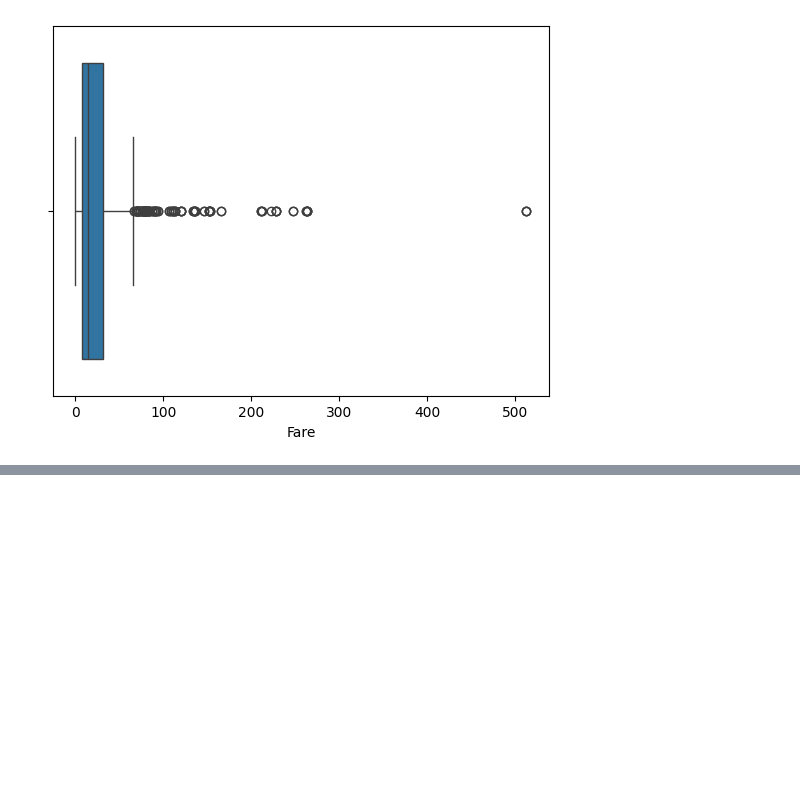
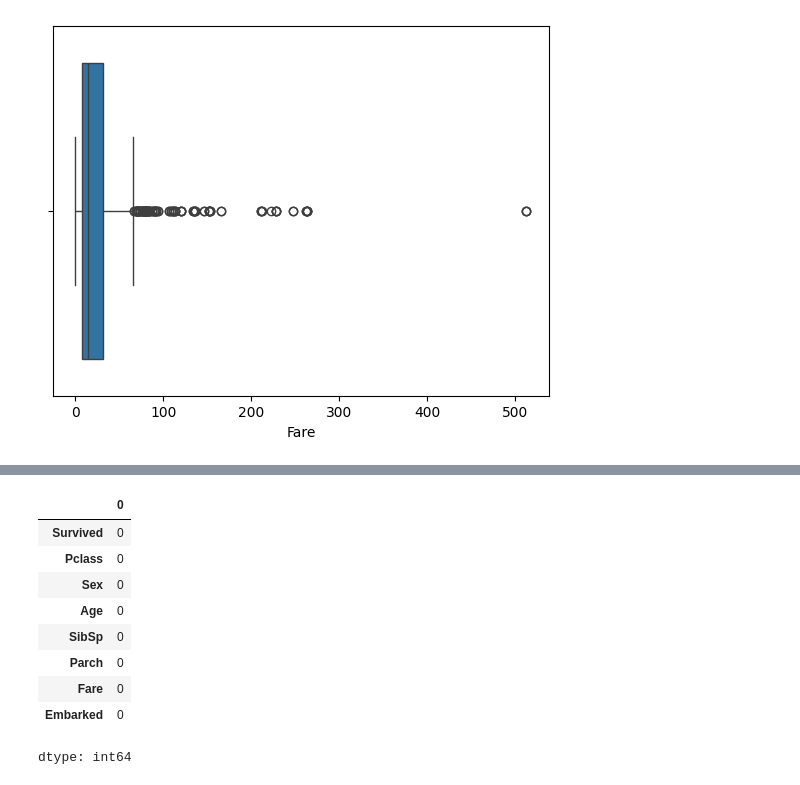
Before and after one commit to Behnaz81/TitanicDataMining, a Jupyter notebook: TitanicDataPreprocess.ipynb, the cells around one changed output, grey strips where cells are left out. Saved outputs shown, nothing was run; the diff lists cells and outputs as text; code cells hidden in the pictures; blank space fills up the shorter version.

```diff
--- a/TitanicDataPreprocess.ipynb
+++ b/TitanicDataPreprocess.ipynb
@@ -115,0 +135,15 @@ for i in ['Age', 'Fare']:
+# %%
+df['Embarked'] = df['Embarked'].fillna(df['Embarked'].mode()[0])
+# %%
+df.isnull().sum()
+# %% [output]
+|  | 0 |
+| Survived | 0 |
+| Pclass | 0 |
+| Sex | 0 |
+| Age | 0 |
+| SibSp | 0 |
+| Parch | 0 |
+| Fare | 0 |
+| Embarked | 0 |
+dtype: int64
```
Also changed, not shown: parts of 4 cells of this notebook.
